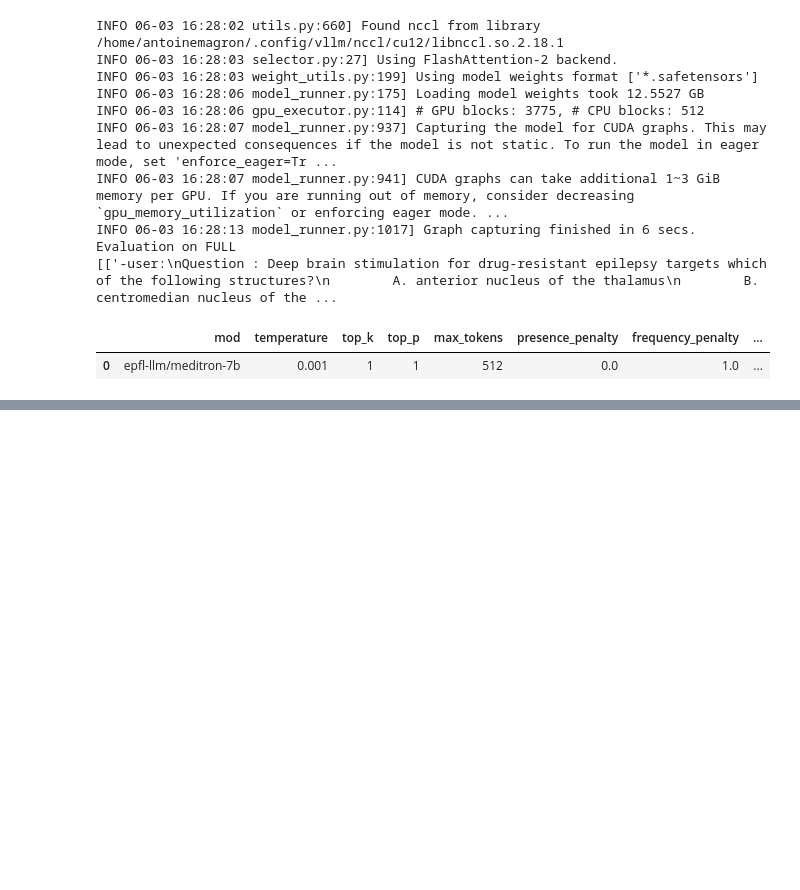
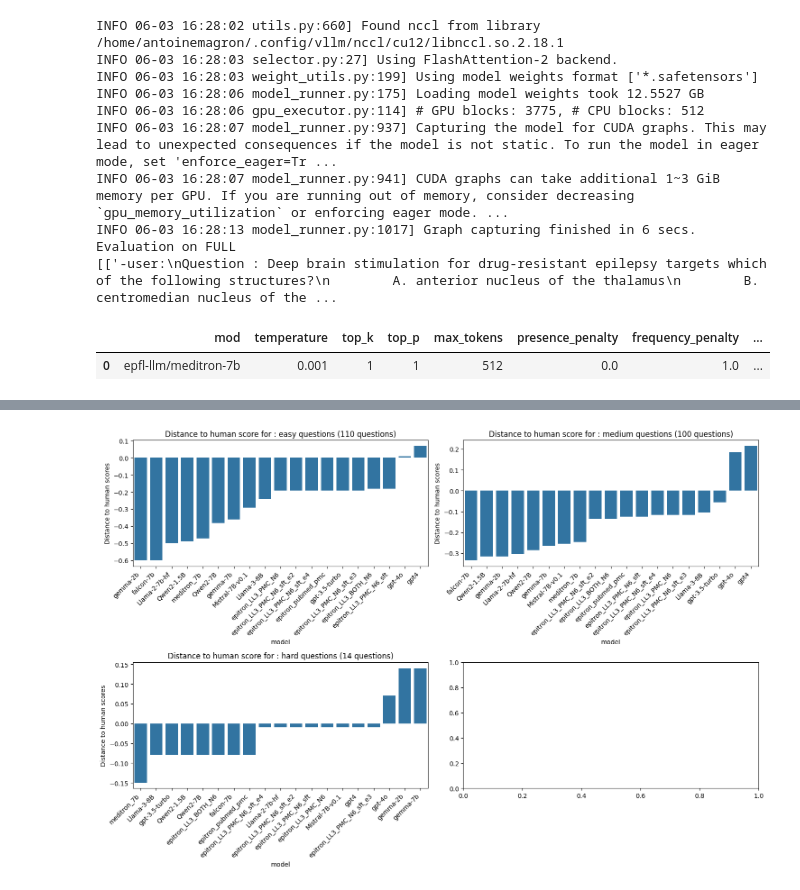
Before and after one commit to magantoine/EpiLLM, a Jupyter notebook: notebooks/ablation_study.ipynb, the cells around one changed output, grey strips where cells are left out. Cells and saved outputs as stored; diff of their text form; code cells hidden in the pictures; blank space fills up the shorter version.

```diff
--- a/notebooks/ablation_study.ipynb
+++ b/notebooks/ablation_study.ipynb
@@ -728,0 +798,10 @@ Evaluation on FULL
+# %%
+df["prediction_answer"] = df.prediction.apply(csa2)
+df["is_correct"] = (df["prediction_answer"] == df["answer"]).apply(int)
+# %%
+tab = df.groupby(["difficulty", "mod"]).agg({
+    "is_correct": "mean"
+})
+
+tab["is_correct"] = tab["is_correct"].apply(lambda _ : round(_, 2))
+tab.columns = ["score"]
@@ -728,0 +817,3 @@ Evaluation on FULL
+# %%
+human_score_per_diff = df[["index", "human_accuracy", "difficulty"]].drop_duplicates().groupby("difficulty").agg({"human_accuracy": "mean"})
+human_score_per_diff
@@ -728,0 +826,7 @@ Evaluation on FULL
+# %%
+easy_dist = tab.loc["easy"] - human_score_per_diff.loc["easy"].values[0]
+hard_dist = tab.loc["hard"] - human_score_per_diff.loc["hard"].values[0]
+medium_dist = tab.loc["medium"] - human_score_per_diff.loc["medium"].values[0]
+
+tab["distance_to_human"] = pd.concat([easy_dist, hard_dist, medium_dist]).score.values
+tab
@@ -728,0 +852,17 @@ Evaluation on FULL
+# %%
+f, a = plt.subplots(2, 2, figsize=(15, 10))
+
+
+for ax, diff in zip(a.flatten(), ["easy", "medium", "hard"]):
+    temp = tab.loc[diff]
+    temp = temp.sort_values("distance_to_human")
+    g = sns.barplot(data=temp, x="mod", y="distance_to_human", ax=ax)
+    g.set_xticklabels(g.get_xticklabels(), rotation=45, ha="right")
+    g.set_title(f"Distance to human score for : {diff} questions ({qcounts.loc[diff].values[0]} questions)")
+    g.set_xlabel("model")
+    g.set_ylabel("Distance to human scores")
+
+
+plt.tight_layout()
+# %% [output]
+[figure, added]
```
Also changed, not shown: parts of 10 cells of this notebook, 7 other files.
